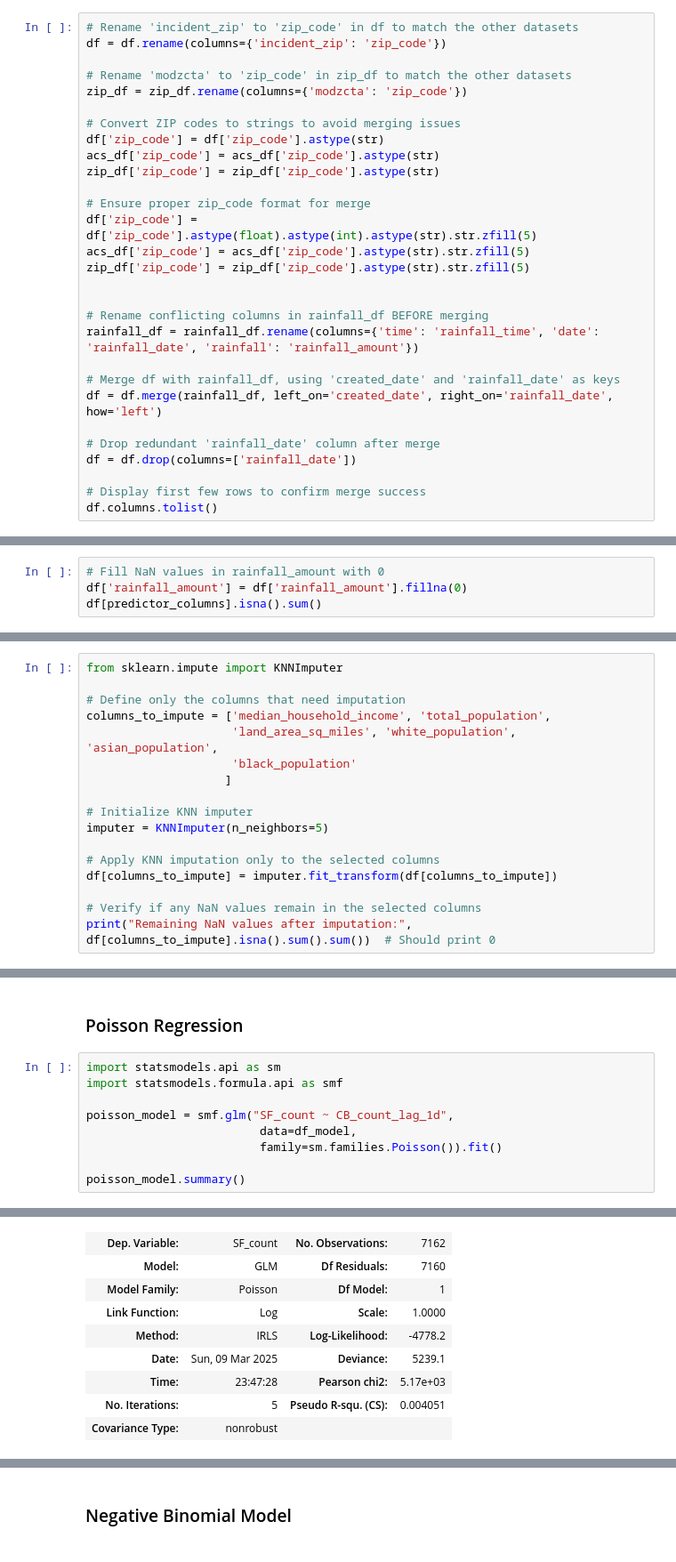
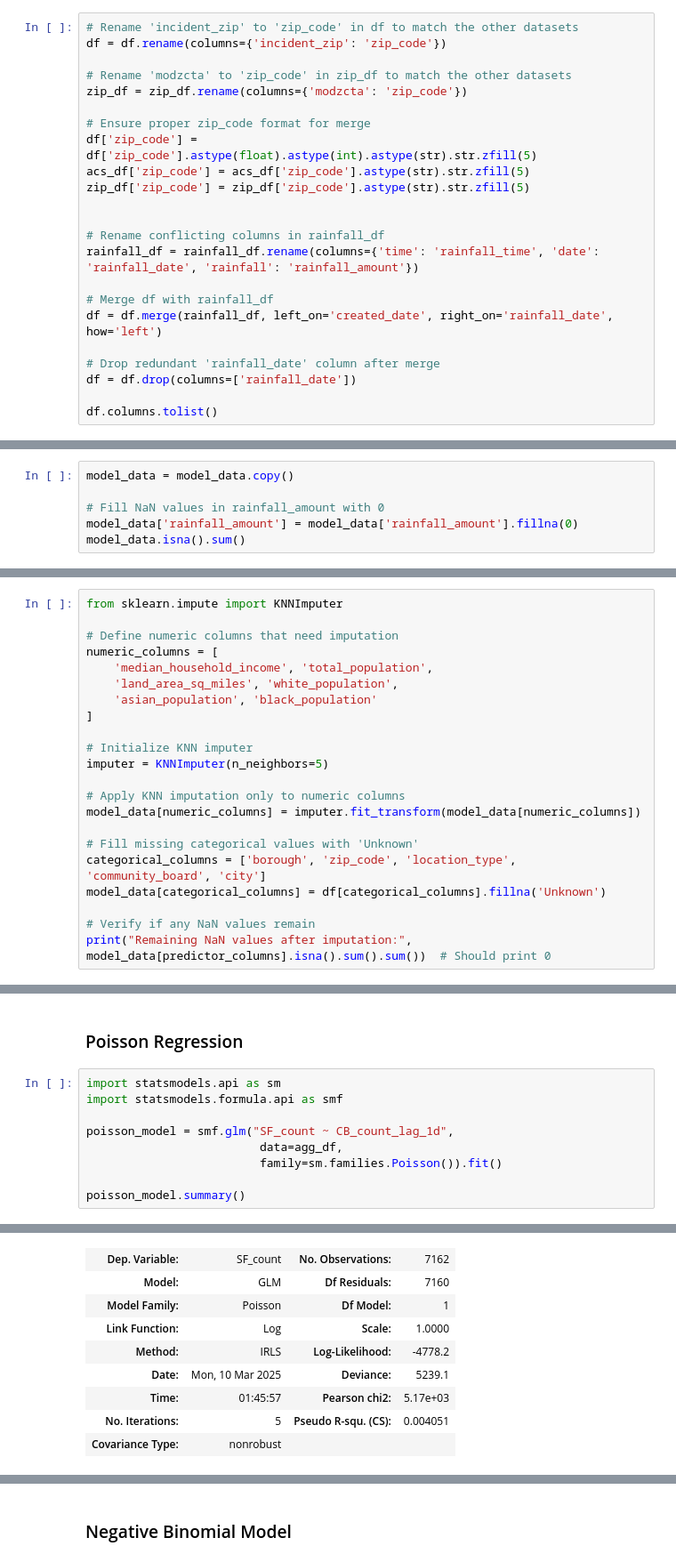
Before and after one commit to ids25s/mid-term-project-alyssahorn, a Jupyter notebook: midterm.ipynb, the cells around one changed output, grey strips where cells are left out. Shown: that part at 89% size. Saved outputs shown, nothing was run; the diff lists cells and outputs as text.

```diff
--- a/midterm.ipynb
+++ b/midterm.ipynb
@@ -674,27 +658,21 @@ df = df.rename(columns={'incident_zip': 'zip_code'})
 # Rename 'modzcta' to 'zip_code' in zip_df to match the other datasets
 zip_df = zip_df.rename(columns={'modzcta': 'zip_code'})
 
-# Convert ZIP codes to strings to avoid merging issues
-df['zip_code'] = df['zip_code'].astype(str)
-acs_df['zip_code'] = acs_df['zip_code'].astype(str)
-zip_df['zip_code'] = zip_df['zip_code'].astype(str)
-
 # Ensure proper zip_code format for merge
 df['zip_code'] = df['zip_code'].astype(float).astype(int).astype(str).str.zfill(5)
 acs_df['zip_code'] = acs_df['zip_code'].astype(str).str.zfill(5)
 zip_df['zip_code'] = zip_df['zip_code'].astype(str).str.zfill(5)
 
 
-# Rename conflicting columns in rainfall_df BEFORE merging
+# Rename conflicting columns in rainfall_df
 rainfall_df = rainfall_df.rename(columns={'time': 'rainfall_time', 'date': 'rainfall_date', 'rainfall': 'rainfall_amount'})
 
-# Merge df with rainfall_df, using 'created_date' and 'rainfall_date' as keys
+# Merge df with rainfall_df
 df = df.merge(rainfall_df, left_on='created_date', right_on='rainfall_date', how='left')
 
 # Drop redundant 'rainfall_date' column after merge
 df = df.drop(columns=['rainfall_date'])
 
-# Display first few rows to confirm merge success
 df.columns.tolist()
 # %% [output]
 ['unique_key',
@@ -771,8 +753,10 @@ black_population             29
 dtype: int64
 # %%
+model_data = model_data.copy()
+
 # Fill NaN values in rainfall_amount with 0
-df['rainfall_amount'] = df['rainfall_amount'].fillna(0)
-df[predictor_columns].isna().sum()
+model_data['rainfall_amount'] = model_data['rainfall_amount'].fillna(0)
+model_data.isna().sum()
 # %% [output]
 hour                        0
 month                       0
@@ -790,19 +779,24 @@ dtype: int64
 # %%
 from sklearn.impute import KNNImputer
 
-# Define only the columns that need imputation
-columns_to_impute = ['median_household_income', 'total_population',
-                     'land_area_sq_miles', 'white_population', 'asian_population',
-                     'black_population'
-                    ]
+# Define numeric columns that need imputation
+numeric_columns = [
+    'median_household_income', 'total_population',
+    'land_area_sq_miles', 'white_population',
+    'asian_population', 'black_population'
+]
 
 # Initialize KNN imputer
 imputer = KNNImputer(n_neighbors=5)
 
-# Apply KNN imputation only to the selected columns
-df[columns_to_impute] = imputer.fit_transform(df[columns_to_impute])
+# Apply KNN imputation only to numeric columns
+model_data[numeric_columns] = imputer.fit_transform(model_data[numeric_columns])
 
-# Verify if any NaN values remain in the selected columns
-print("Remaining NaN values after imputation:", df[columns_to_impute].isna().sum().sum())  # Should print 0
+# Fill missing categorical values with 'Unknown'
+categorical_columns = ['borough', 'zip_code', 'location_type', 'community_board', 'city']
+model_data[categorical_columns] = df[categorical_columns].fillna('Unknown')
+
+# Verify if any NaN values remain
+print("Remaining NaN values after imputation:", model_data[predictor_columns].isna().sum().sum())  # Should print 0
 # %% [output]
 Remaining NaN values after imputation: 0
@@ -1320,21 +1348,21 @@ dtype: int64
 # %%
 import statsmodels.api as sm
 import statsmodels.formula.api as smf
 
 poisson_model = smf.glm("SF_count ~ CB_count_lag_1d",
-                         data=df_model,
+                         data=agg_df,
                          family=sm.families.Poisson()).fit()
 
 poisson_model.summary()
 # %% [output]
 Generalized Linear Model Regression Results
 | Dep. Variable: | SF_count | No. Observations: | 7162 |
 | Model: | GLM | Df Residuals: | 7160 |
 | Model Family: | Poisson | Df Model: | 1 |
 | Link Function: | Log | Scale: | 1.0000 |
 | Method: | IRLS | Log-Likelihood: | -4778.2 |
-| Date: | Sun, 09 Mar 2025 | Deviance: | 5239.1 |
-| Time: | 23:47:28 | Pearson chi2: | 5.17e+03 |
+| Date: | Mon, 10 Mar 2025 | Deviance: | 5239.1 |
+| Time: | 01:45:57 | Pearson chi2: | 5.17e+03 |
 | No. Iterations: | 5 | Pseudo R-squ. (CS): | 0.004051 |
 | Covariance Type: | nonrobust |  |  |
 |  | coef | std err | z | P>|z| | [0.025 | 0.975] |
```
Also changed, not shown: parts of 47 cells of this notebook.
